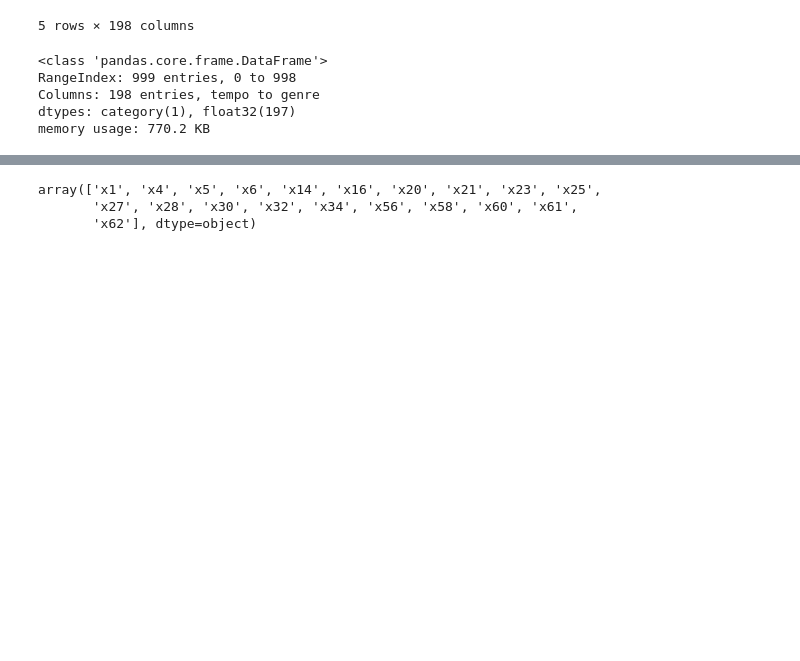
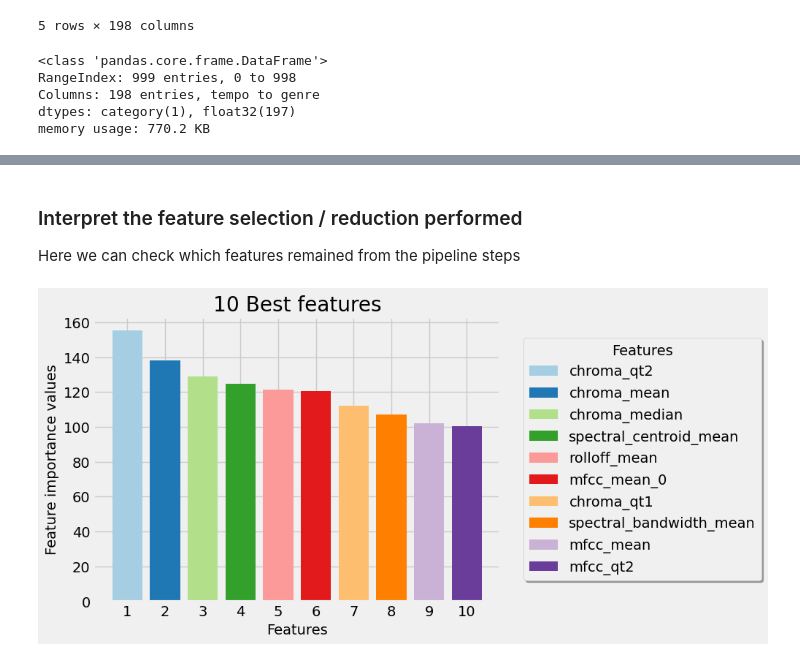
Before and after one commit to maycarlos/music_classification_acb, a Jupyter notebook: notebooks/data_processing.ipynb, the cells around one changed output, grey strips where cells are left out. Cells and saved outputs as stored; diff of their text form; code cells hidden in the pictures; blank space fills up the shorter version.

```diff
--- a/notebooks/data_processing.ipynb
+++ b/notebooks/data_processing.ipynb
@@ -188,7 +203,7 @@ X_train,y_train = X_train[mask,:], y_train[mask]
 pipeline_steps = [
     ("scaler", StandardScaler()),
     ("variance_threshold", VarianceThreshold(threshold=.25)),
-    ("k_best", SelectKBest(score_func=f_classif, k = 20)),
+    ("k_best", SelectKBest(score_func=f_classif, k = 10)),
 ]
 pipeline = Pipeline(steps=pipeline_steps)
 # %%
@@ -201,7 +216,31 @@ X_train.shape, X_test.shape
-# %%
-pipeline["k_best"].get_feature_names_out()
-# %% [output]
-array(['x1', 'x4', 'x5', 'x6', 'x14', 'x16', 'x20', 'x21', 'x23', 'x25',
-       'x27', 'x28', 'x30', 'x32', 'x34', 'x56', 'x58', 'x60', 'x61',
-       'x62'], dtype=object)
+# %% [markdown]
+### Interpret the feature selection / reduction performed
+
+Here we can check which features remained from the pipeline steps
+# %%
+variance_mask = pipeline["variance_threshold"].get_support()
+input_features = input_features[variance_mask]
+# %%
+k_best_mask = pipeline["k_best"].get_support()
+kbest_features = input_features[k_best_mask]
+scores = pipeline["k_best"].scores_[k_best_mask]
+# %%
+score_sorting = np.argsort(scores)[::-1]
+y_pos = np.arange(1, len(scores) + 1)
+kbest_features = kbest_features.str.replace("stft_", "").str.replace("_max", "").str.replace("mean_0_", "")
+# %%
+ax = plt.subplot()
+ax.bar(y_pos, scores[score_sorting], color = colors, label = kbest_features[score_sorting])
+ax.set(
+    title="10 Best features",
+     xticks=y_pos,
+     ylabel="Feature importance values",
+    xlabel="Features"
+)
+plt.legend(title = "Features", bbox_to_anchor=(1.04, 0.5), loc="center left", fancybox=True, shadow=True)
+if SAVE:
+    plt.savefig("../images/best_k_features.png", format = "png")
+plt.show()
+# %% [output]
+[figure, added]
 # %%
```
Also changed, not shown: parts of 28 cells of this notebook, 3 other files.
